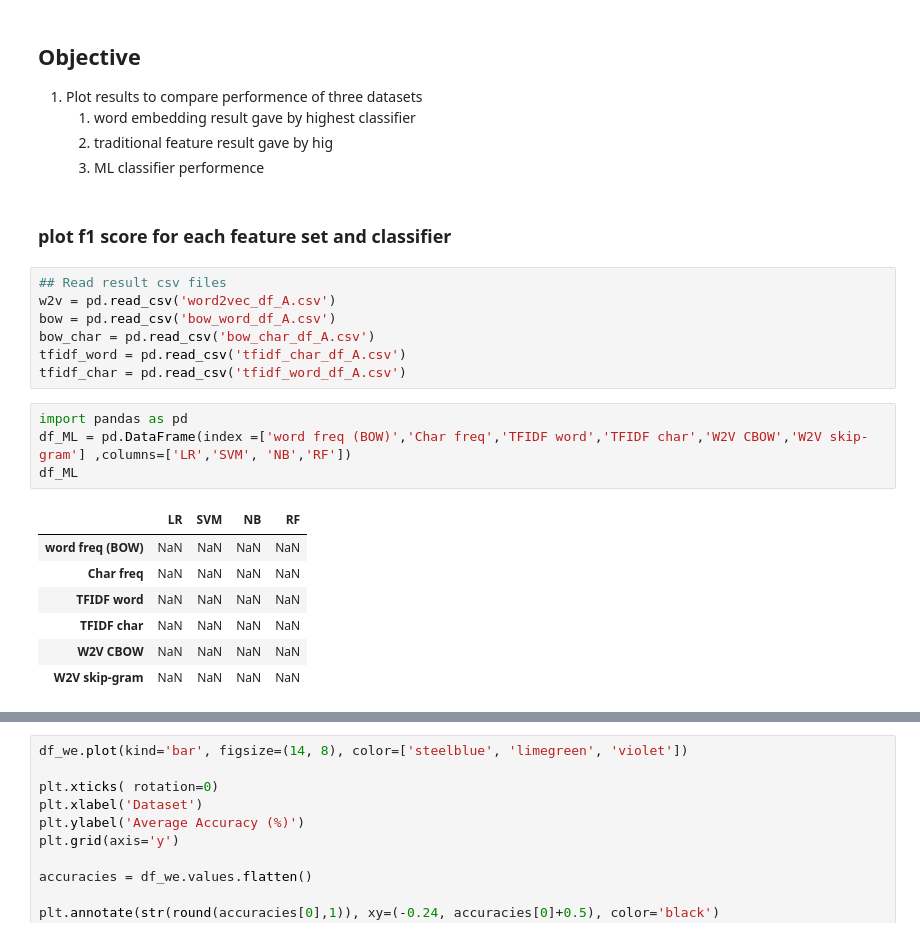
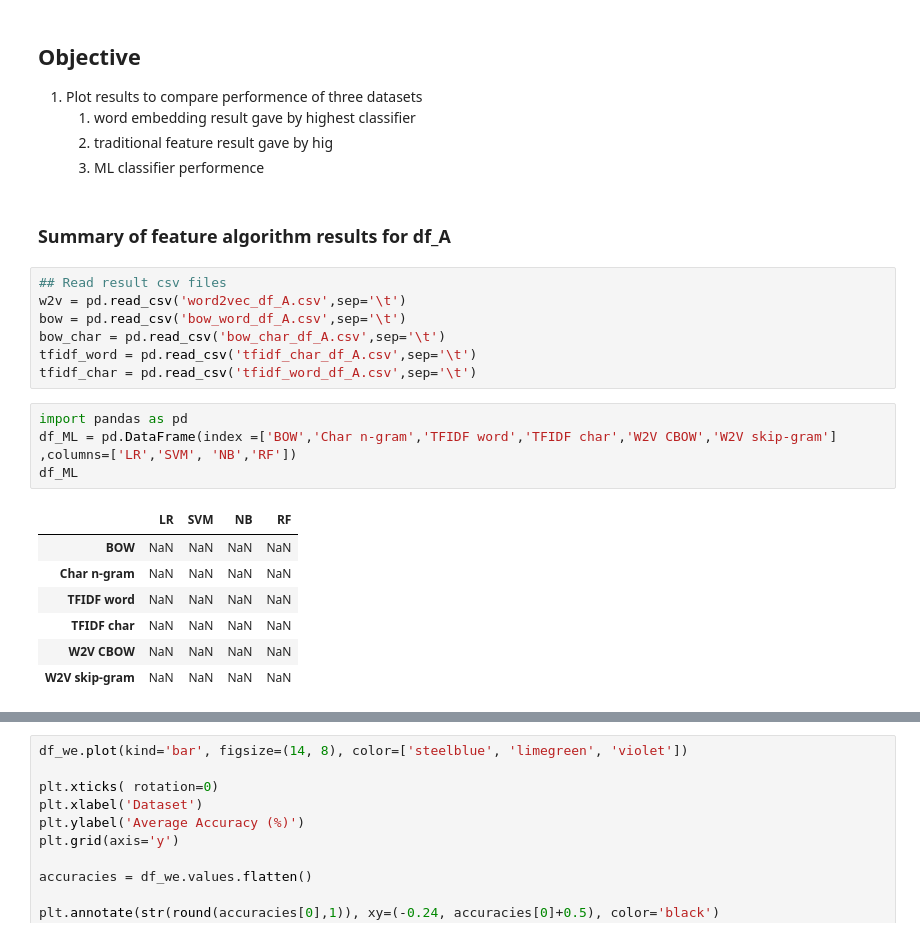
Before and after one commit to codekcg23/Sinhala-Hate-Speech-Detection, a Jupyter notebook: Results/visualize.ipynb, the cells around one changed output, grey strips where cells are left out. Drawn from its saved outputs; the diff is of its cells as text.

Commit message:
visualize results

```diff
--- a/Results/visualize.ipynb
+++ b/Results/visualize.ipynb
@@ -5,23 +5,23 @@
     1. word embedding result gave by highest classifier
     2. traditional feature result gave by  hig
     3. ML classifier performence
-# %% [markdown]
-### plot f1 score for each feature set and classifier
+# %% [markdown]
+### Summary of feature algorithm results for df_A
 # %%
 ## Read result csv files
-w2v = pd.read_csv('word2vec_df_A.csv')
-bow = pd.read_csv('bow_word_df_A.csv')
-bow_char = pd.read_csv('bow_char_df_A.csv')
-tfidf_word = pd.read_csv('tfidf_char_df_A.csv')
-tfidf_char = pd.read_csv('tfidf_word_df_A.csv')
+w2v = pd.read_csv('word2vec_df_A.csv',sep='\t')
+bow = pd.read_csv('bow_word_df_A.csv',sep='\t')
+bow_char = pd.read_csv('bow_char_df_A.csv',sep='\t')
+tfidf_word = pd.read_csv('tfidf_char_df_A.csv',sep='\t')
+tfidf_char = pd.read_csv('tfidf_word_df_A.csv',sep='\t')
 # %%
 import pandas as pd
-df_ML = pd.DataFrame(index =['word freq (BOW)','Char freq','TFIDF word','TFIDF char','W2V CBOW','W2V skip-gram'] ,columns=['LR','SVM', 'NB','RF'])
+df_ML = pd.DataFrame(index =['BOW','Char n-gram','TFIDF word','TFIDF char','W2V CBOW','W2V skip-gram'] ,columns=['LR','SVM', 'NB','RF'])
 df_ML
 # %% [output]
 |  | LR | SVM | NB | RF |
-| word freq (BOW) | NaN | NaN | NaN | NaN |
-| Char freq | NaN | NaN | NaN | NaN |
+| BOW | NaN | NaN | NaN | NaN |
+| Char n-gram | NaN | NaN | NaN | NaN |
 | TFIDF word | NaN | NaN | NaN | NaN |
 | TFIDF char | NaN | NaN | NaN | NaN |
 | W2V CBOW | NaN | NaN | NaN | NaN |
```
Also changed, not shown: parts of 14 cells of this notebook, 7 other files.
